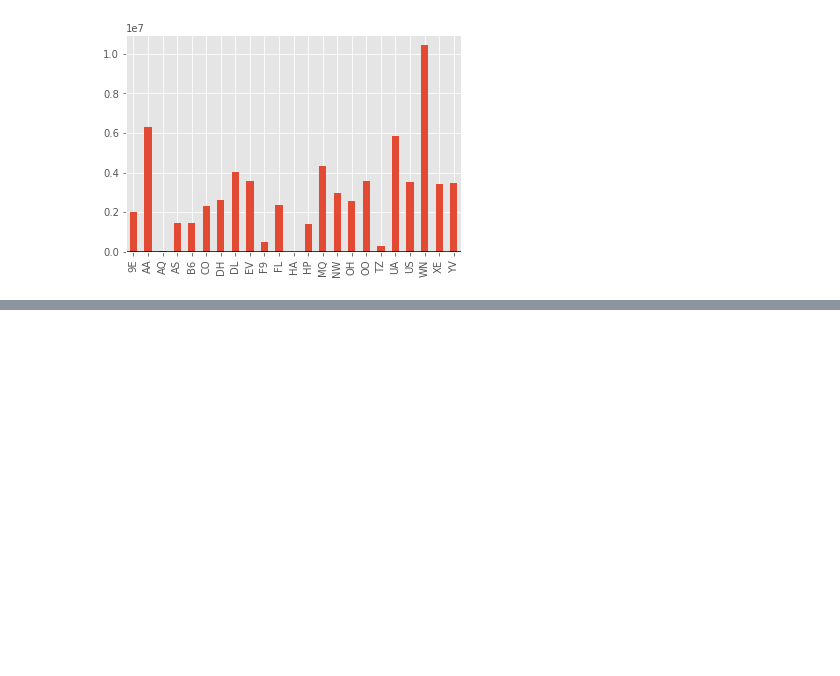
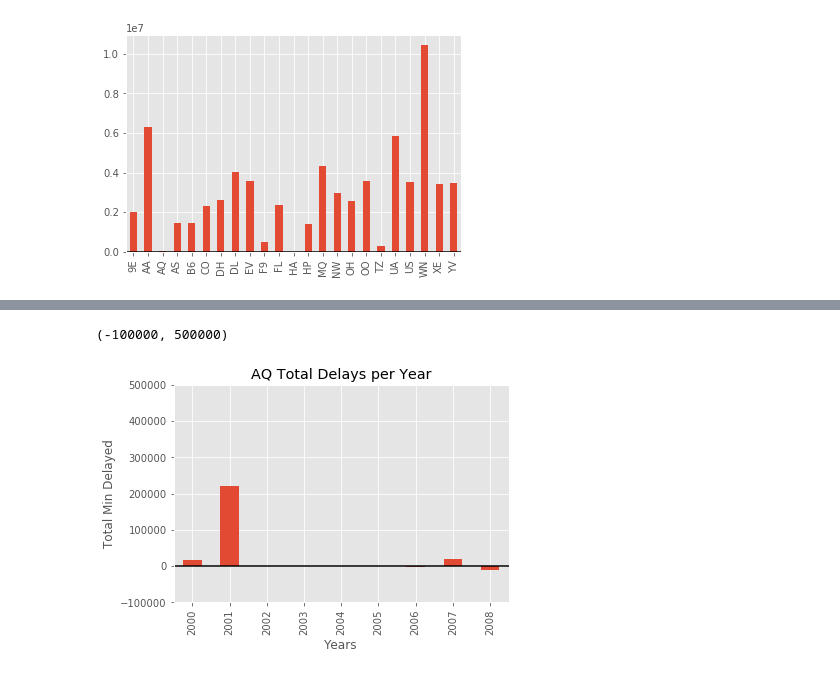
Before and after one commit to byurtkulu/cs210_proj51, a Jupyter notebook: histogram.ipynb, the cells around one changed output, grey strips where cells are left out. Cells and saved outputs as stored; diff of their text form; code cells hidden in the pictures; blank space fills up the shorter version.

```diff
--- a/histogram.ipynb
+++ b/histogram.ipynb
@@ -288,0 +351,16 @@ df2.iloc[5].plot.bar(); plt.axhline(0, color='k')
+# %%
+###########################################
+#### AQ airline - Delays Year by Year #####
+###########################################
+AQdelays = [17268,219683,0,0,0,0,-3908,20168,-10844]
+
+AQdict = dict(zip(years, AQdelays))
+AQdf = pd.DataFrame(AQdict, index=[list(range(len(AQdict)))])
+
+AQhist = AQdf.iloc[5].plot.bar(title='AQ Total Delays per Year'); plt.axhline(0, color='k')
+AQhist.set_xlabel('Years')
+AQhist.set_ylabel('Total Min Delayed')
+AQhist.set_ylim(-100000, 500000)
+# %% [output]
+(-100000, 500000)
+[figure, added]
```
Also changed, not shown: parts of 22 cells of this notebook.
